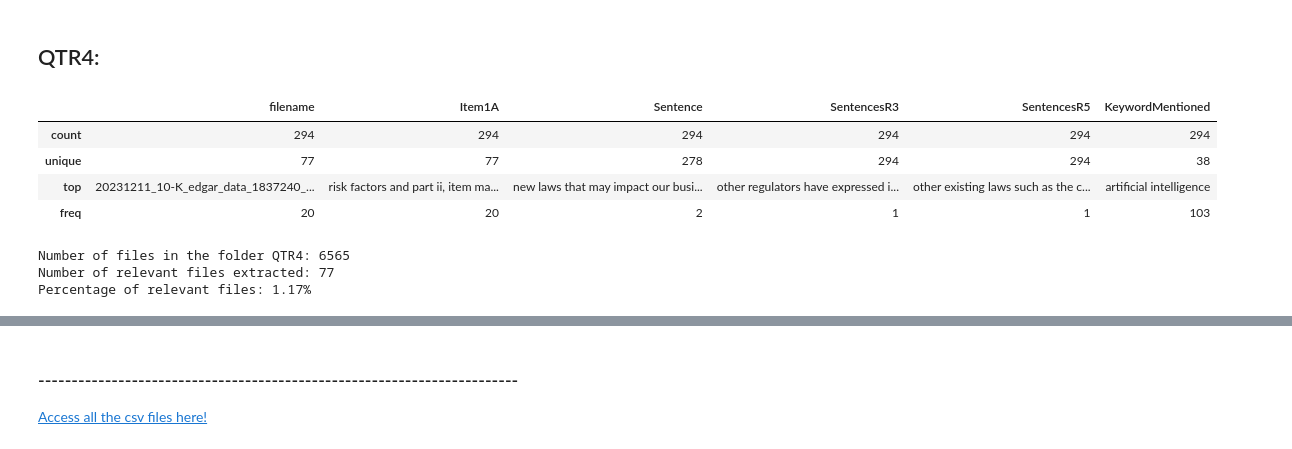
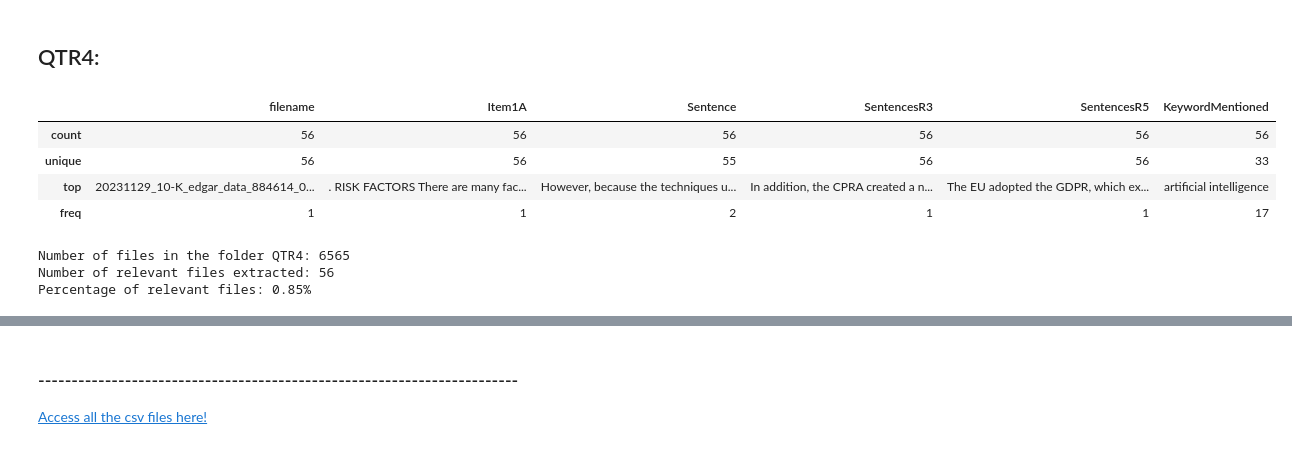
Before and after one commit to rxdhikx/AI-Risk_Classification-From-Financial-Documents, a Jupyter notebook: read_files.ipynb, the cells around one changed output, grey strips where cells are left out. Drawn from its saved outputs; the diff is of its cells as text; code cells hidden in the pictures.

```diff
--- a/read_files.ipynb
+++ b/read_files.ipynb
@@ -238,14 +270,14 @@ artificial intelligence, computer vision
 # %% [markdown]
 ## QTR4:
 # %%
-df = pd.read_csv("/Users/rravindra0463/Desktop/ai_proj/venv/output/Results_QTR4.csv")
+df = pd.read_csv("/Users/rravindra0463/Desktop/ai_proj/venv/new_output/New_Results_QTR4.csv")
 df.describe()
 # %% [output]
 |  | filename | Item1A | Sentence | SentencesR3 | SentencesR5 | KeywordMentioned |
-| count | 294 | 294 | 294 | 294 | 294 | 294 |
-| unique | 77 | 77 | 278 | 294 | 294 | 38 |
-| top | 20231211_10-K_edgar_data_1837240_... | risk factors and part ii, item ma... | new laws that may impact our busi... | other regulators have expressed i... | other existing laws such as the c... | artificial intelligence |
-| freq | 20 | 20 | 2 | 1 | 1 | 103 |
+| count | 56 | 56 | 56 | 56 | 56 | 56 |
+| unique | 56 | 56 | 55 | 56 | 56 | 33 |
+| top | 20231129_10-K_edgar_data_884614_0... | . RISK FACTORS There are many fac... | However, because the techniques u... | In addition, the CPRA created a n... | The EU adopted the GDPR, which ex... | artificial intelligence |
+| freq | 1 | 1 | 2 | 1 | 1 | 17 |
 # %%
 # check how many files orginally present in the concerned folder,i.e QTR4 here
 import os
@@ -266,5 +298,5 @@ print(f'Number of relevant files extracted: {unique_filenames}')
 print(f'Percentage of relevant files: {percentage:.2f}%')
 # %% [output]
 Number of files in the folder QTR4: 6565
-Number of relevant files extracted: 77
-Percentage of relevant files: 1.17%
+Number of relevant files extracted: 56
+Percentage of relevant files: 0.85%
```
Also changed, not shown: parts of 28 cells of this notebook.
